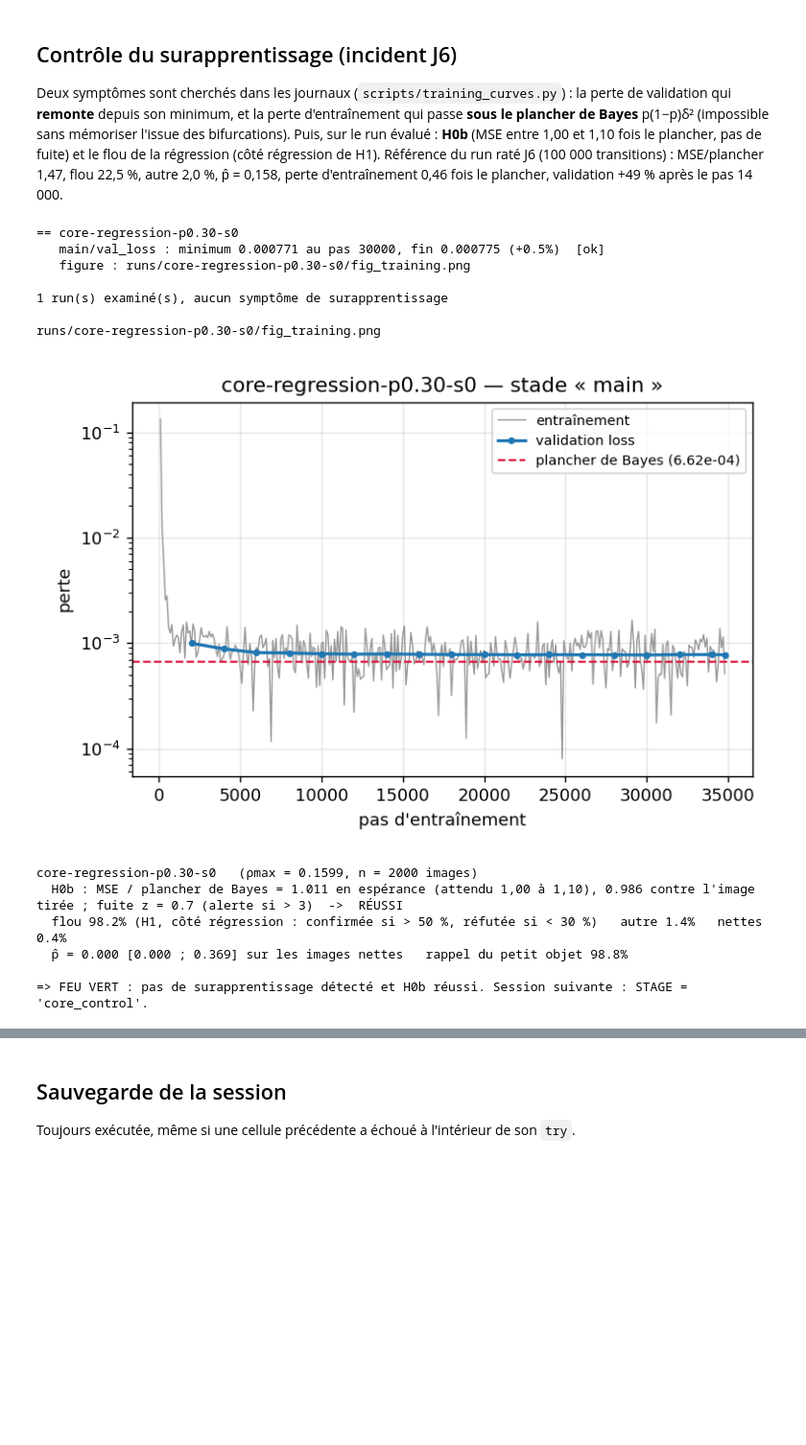
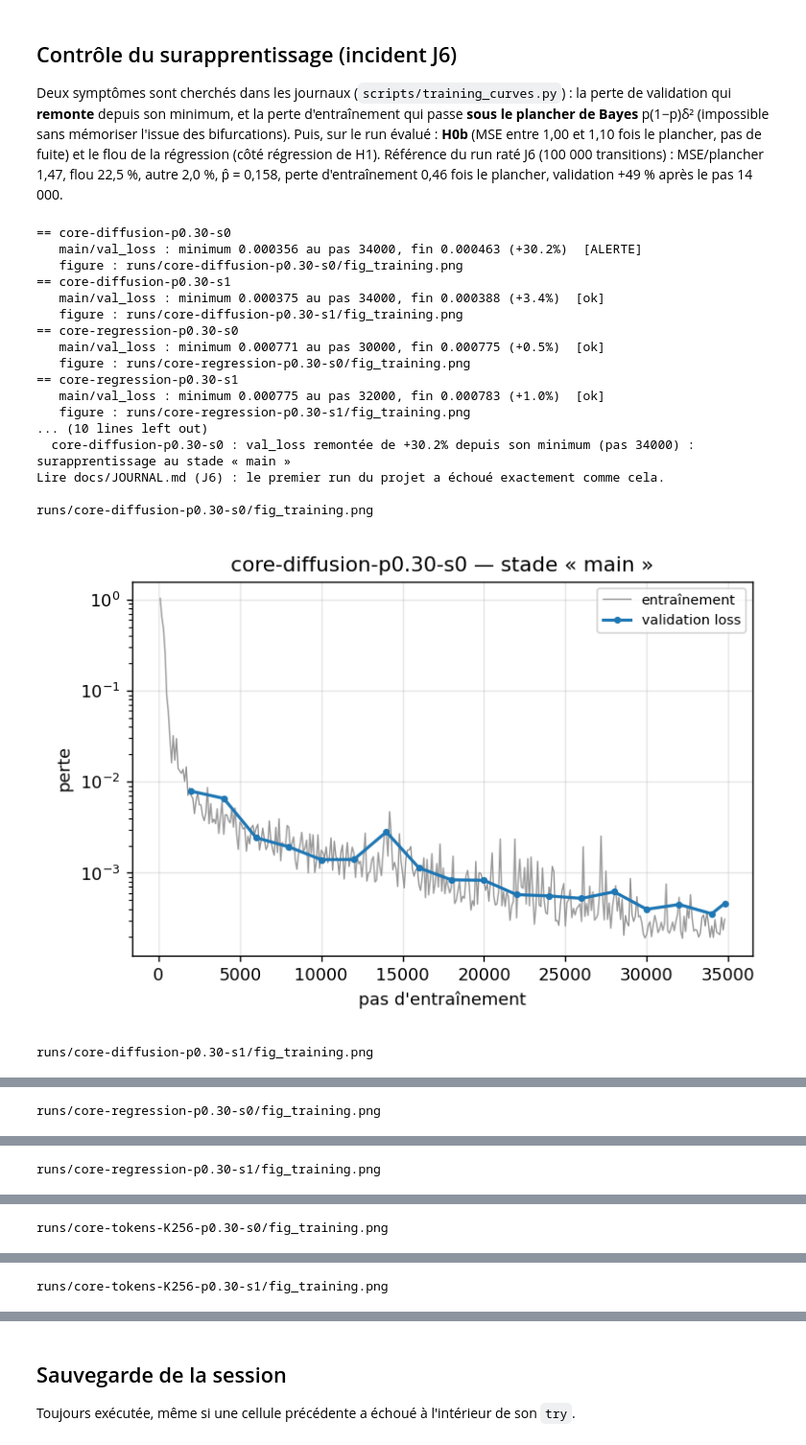
Before and after one commit to CedricDada/flou-world-models, a Jupyter notebook: notebooks/flou_kaggle.ipynb, the cells around one changed output, grey strips where cells are left out. Shown at 96% size. Saved outputs shown, nothing was run; the diff lists cells and outputs as text; code cells hidden in the pictures; blank space fills up the shorter version.

```diff
--- a/notebooks/flou_kaggle.ipynb
+++ b/notebooks/flou_kaggle.ipynb
@@ -26,7 +29,7 @@ servi (archive sur Drive) et la relancer effacerait le run en cours.
 ## 0. Réglages de la session
 # %%
 # ===== Session settings: the only cell to edit between sessions =====
-STAGE = 'first_run'        # 'first_run'    : finish + evaluate FIRST_RUN only, then check for overfitting (J6)
+STAGE = 'core_control'     # 'first_run'    : finish + evaluate FIRST_RUN only, then check for overfitting (J6)
                            # 'core_control' : the 12 priority runs (core + controls), once 'first_run' is validated
                            # 'none'         : no training (analysis or decision extension only)
 FIRST_RUN = 'core-regression-p0.30-s0'
@@ -34,6 +37,9 @@ STEPS = 34800              # steps per run (plan, step 6, 38 h budget): do NOT c
 MAX_HOURS = 10             # Kaggle session: 12 h max -> keep ~2 h for evaluation and saving
 RUN_TESTS = False          # steps 2-3: already passed on Kaggle (all [OK]); set True again if the code changes
 RUN_ANALYSIS = False       # step 8: once the 12 core + control runs are evaluated
+RUN_REEVAL = False         # re-evaluate every finished run (--force): needed once, so that all runs
+                           # carry the rail-restricted measure added on 17 Nov (DECISIONS.md)
+RUN_SIGMA_SWEEP = False    # one Euler step from several starting sigmas, diffusion runs only (J9)
 RUN_DECISION_L1 = False    # step 9, level 1 + H0e/H0f controls: fast, after the analysis
 RUN_DECISION_L2 = False    # step 9, level 2: LONG (read the corresponding cell before enabling it)
 
@@ -248,28 +290,36 @@ fuite) et le flou de la régression (côté régression de H1). Référence du r
 1,47, flou 22,5 %, autre 2,0 %, p̂ = 0,158, perte d'entraînement 0,46 fois le plancher, validation +49 % après le pas 14 000.
 # %%
 def report_run(run_id):
-    # Résume eval.json : H0b, flou, autre, p̂, rappel du petit objet. Renvoie True si H0b est réussi.
+    # Résume eval.json : flou, autre, p̂, rappel du petit objet ; H0b pour la régression seulement.
+    # Renvoie True ou False (H0b) pour un run de régression, None sinon.
     path = f'runs/{run_id}/eval.json'
     if not os.path.exists(path):
         print(f"{run_id} : pas encore évalué")
         return None
     evaluation = json.load(open(path))
+    family = evaluation['spec']['family']
     h0b_passed = True
     for variant in evaluation['variants']:
-        summary, h0b = variant['summary'], variant['chk_h0b']
-        n, counts = summary['n'], summary['counts']
-        blur = counts['floue'] / n
-        p_hat = summary['p_hat']
-        print(f"{run_id} {variant['variant']}  (ρmax = {summary['rho_max']:.4f}, n = {n} images)")
-        print(f"  H0b : MSE / plancher de Bayes = {h0b['ratio_expected']:.3f} en espérance (attendu 1,00 à 1,10), "
-              f"{h0b['ratio_realized']:.3f} contre l'image tirée ; fuite z = {h0b['leak_z']:.1f} (alerte si > 3)"
-              f"  ->  {'RÉUSSI' if h0b['pass'] else 'ÉCHOUÉ'}")
-        print(f"  flou {blur:.1%} (H1, côté régression : confirmée si > 50 %, réfutée si < 30 %)"
-              f"   autre {counts['autre'] / n:.1%}   nettes {(counts['nette-A'] + counts['nette-B']) / n:.1%}")
-        print(f"  p̂ = {p_hat['value']:.3f} [{p_hat['ci_lo']:.3f} ; {p_hat['ci_hi']:.3f}] sur les images nettes"
+        summary = variant['summary']
+        n, counts, p_hat = summary['n'], summary['counts'], summary['p_hat']
+        print(f"{run_id} {variant['variant']}  ({family}, ρmax = {summary['rho_max']:.4f}, n = {n} images)")
+        if family == 'regression':      # H0b n'a de sens que pour la régression (l'oracle connaît la branche)
+            h0b = variant['chk_h0b']
+            print(f"  H0b : MSE / plancher de Bayes = {h0b['ratio_expected']:.3f} en espérance (attendu 1,00 à 1,10), "
+                  f"{h0b['ratio_realized']:.3f} contre l'image tirée ; fuite z = {h0b['leak_z']:.1f} (alerte si > 3)"
+                  f"  ->  {'RÉUSSI' if h0b['pass'] else 'ÉCHOUÉ'}")
+            h0b_passed = h0b_passed and h0b['pass']
+        print(f"  flou {counts['floue'] / n:.1%}   autre {counts['autre'] / n:.1%}"
+              f"   nettes {(counts['nette-A'] + counts['nette-B']) / n:.1%}"
+              f"   p̂ = {p_hat['value']:.3f} [{p_hat['ci_lo']:.3f} ; {p_hat['ci_hi']:.3f}]"
               f"   rappel du petit objet {summary['recall']['value']:.1%}")
-        h0b_passed = h0b_passed and h0b['pass']
-    return h0b_passed
+        rail = summary.get('rail')      # mesure EXPLORATOIRE (DECISIONS.md, 17 nov.) : aucun verdict n'en depend
+        if rail:
+            cr = rail['counts']
+            print(f"     au rail de la bifurcation (exploratoire) : flou {cr['floue'] / n:.1%}"
+                  f"   autre {cr['autre'] / n:.1%}   nettes {(cr['nette-A'] + cr['nette-B']) / n:.1%}"
+                  f"   p̂ = {rail['p_hat']['value']:.3f}")
+    return h0b_passed if family == 'regression' else None
 
 
 try:
@@ -282,40 +332,45 @@ try:
     print(curves.stdout, curves.stderr)
     no_overfit_alert = curves.returncode == 0
 
     from IPython.display import Image, display
     for figure_path in sorted(glob.glob('runs/*/fig_training.png')):
         if STAGE != 'first_run' or FIRST_RUN in figure_path:
             print(figure_path)
             display(Image(figure_path))
 
     h0b_results = {run_id: report_run(run_id) for run_id in runs_to_report}
     if STAGE == 'first_run':
         h0b_ok = h0b_results.get(FIRST_RUN)
         print()
         if h0b_ok is None:
             print("=> run pas encore évalué : relancer la même session (STAGE = 'first_run').")
         elif h0b_ok and no_overfit_alert:
             print("=> FEU VERT : pas de surapprentissage détecté et H0b réussi. "
                   "Session suivante : STAGE = 'core_control'.")
         else:
             print("=> NE PAS lancer le cœur : "
                   + ("alerte de surapprentissage ; " if not no_overfit_alert else "")
                   + ("H0b échoué ; " if not h0b_ok else "")
                   + "comparer à J6 (docs/JOURNAL.md) et trancher avant la suite.")
 except Exception as e:
     print(f"contrôle impossible ({type(e).__name__}: {e}) : la sauvegarde qui suit a quand même lieu")
 # %% [output]
+== core-diffusion-p0.30-s0
+   main/val_loss : minimum 0.000356 au pas 34000, fin 0.000463 (+30.2%)  [ALERTE]
+   figure : runs/core-diffusion-p0.30-s0/fig_training.png
+== core-diffusion-p0.30-s1
+   main/val_loss : minimum 0.000375 au pas 34000, fin 0.000388 (+3.4%)  [ok]
+   figure : runs/core-diffusion-p0.30-s1/fig_training.png
 == core-regression-p0.30-s0
    main/val_loss : minimum 0.000771 au pas 30000, fin 0.000775 (+0.5%)  [ok]
    figure : runs/core-regression-p0.30-s0/fig_training.png
+== core-regression-p0.30-s1
+   main/val_loss : minimum 0.000775 au pas 32000, fin 0.000783 (+1.0%)  [ok]
+   figure : runs/core-regression-p0.30-s1/fig_training.png
+... (10 lines left out)
+  core-diffusion-p0.30-s0 : val_loss remontée de +30.2% depuis son minimum (pas 34000) : surapprentissage au stade « main »
+Lire docs/JOURNAL.md (J6) : le premier run du projet a échoué exactement comme cela.
 
-1 run(s) examiné(s), aucun symptôme de surapprentissage
-
-runs/core-regression-p0.30-s0/fig_training.png
+runs/core-diffusion-p0.30-s0/fig_training.png
-[figure, old version]
+[figure, new version]
-core-regression-p0.30-s0   (ρmax = 0.1599, n = 2000 images)
-  H0b : MSE / plancher de Bayes = 1.011 en espérance (attendu 1,00 à 1,10), 0.986 contre l'image tirée ; fuite z = 0.7 (alerte si > 3)  ->  RÉUSSI
-  flou 98.2% (H1, côté régression : confirmée si > 50 %, réfutée si < 30 %)   autre 1.4%   nettes 0.4%
-  p̂ = 0.000 [0.000 ; 0.369] sur les images nettes   rappel du petit objet 98.8%
-
-=> FEU VERT : pas de surapprentissage détecté et H0b réussi. Session suivante : STAGE = 'core_control'.
+runs/core-diffusion-p0.30-s1/fig_training.png
@@ -321,0 +378 @@ core-regression-p0.30-s0   (ρmax = 0.1599, n = 2000 images)
+runs/core-regression-p0.30-s0/fig_training.png
@@ -321,0 +380 @@ core-regression-p0.30-s0   (ρmax = 0.1599, n = 2000 images)
+runs/core-regression-p0.30-s1/fig_training.png
@@ -321,0 +382 @@ core-regression-p0.30-s0   (ρmax = 0.1599, n = 2000 images)
+runs/core-tokens-K256-p0.30-s0/fig_training.png
@@ -321,0 +384 @@ core-regression-p0.30-s0   (ρmax = 0.1599, n = 2000 images)
+runs/core-tokens-K256-p0.30-s1/fig_training.png
```
Also changed, not shown: parts of 8 cells of this notebook, 14 other files.
